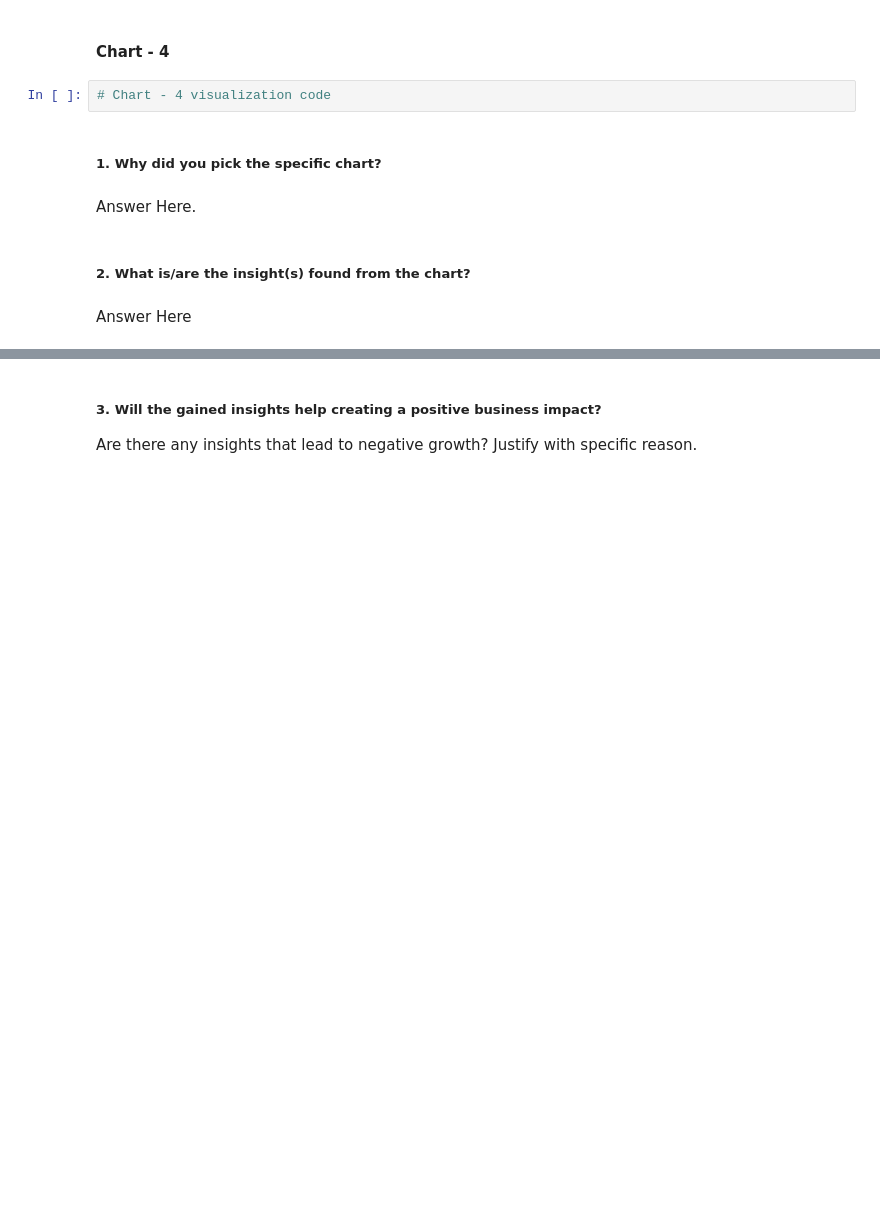
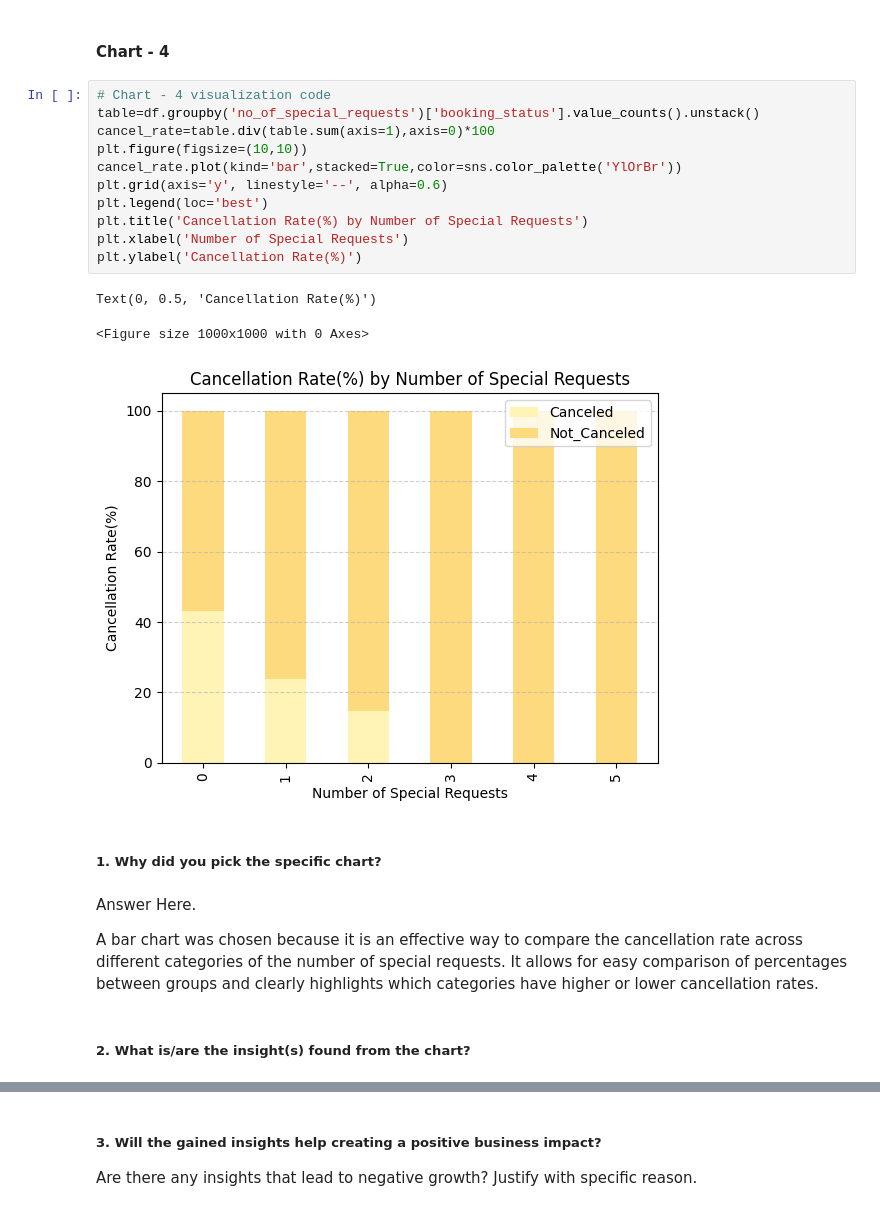
Before and after one commit to kushtagra7/hotel_reservation_classification, a Jupyter notebook: hotel_reservation_classification.ipynb, the cells around one changed output, grey strips where cells are left out. Drawn from its saved outputs; the diff is of its cells as text; blank space fills up the shorter version.

```diff
--- a/hotel_reservation_classification.ipynb
+++ b/hotel_reservation_classification.ipynb
@@ -398,13 +398,26 @@ Both booking categories contain numerous high-priced outliers, suggesting that l
 There is considerable overlap between the two distributions, indicating that room price alone is not sufficient to distinguish cancelled from non-cancelled bookings.
 # %% [markdown]
 #### Chart - 4
-# %%
-# Chart - 4 visualization code
+# %%
+# Chart - 4 visualization code
+table=df.groupby('no_of_special_requests')['booking_status'].value_counts().unstack()
+cancel_rate=table.div(table.sum(axis=1),axis=0)*100
+plt.figure(figsize=(10,10))
+cancel_rate.plot(kind='bar',stacked=True,color=sns.color_palette('YlOrBr'))
+plt.grid(axis='y', linestyle='--', alpha=0.6)
+plt.legend(loc='best')
+plt.title('Cancellation Rate(%) by Number of Special Requests')
+plt.xlabel('Number of Special Requests')
+plt.ylabel('Cancellation Rate(%)')
+# %% [output]
+Text(0, 0.5, 'Cancellation Rate(%)')
+<Figure size 1000x1000 with 0 Axes>
+[figure, added]
 # %% [markdown]
 ##### 1. Why did you pick the specific chart?
-# %% [markdown]
-Answer Here.
+# %% [markdown]
+Answer Here.
+
+A bar chart was chosen because it is an effective way to compare the cancellation rate across different categories of the number of special requests. It allows for easy comparison of percentages between groups and clearly highlights which categories have higher or lower cancellation rates.
 # %% [markdown]
 ##### 2. What is/are the insight(s) found from the chart?
-# %% [markdown]
-Answer Here
```
Also changed, not shown: parts of 85 cells of this notebook.
